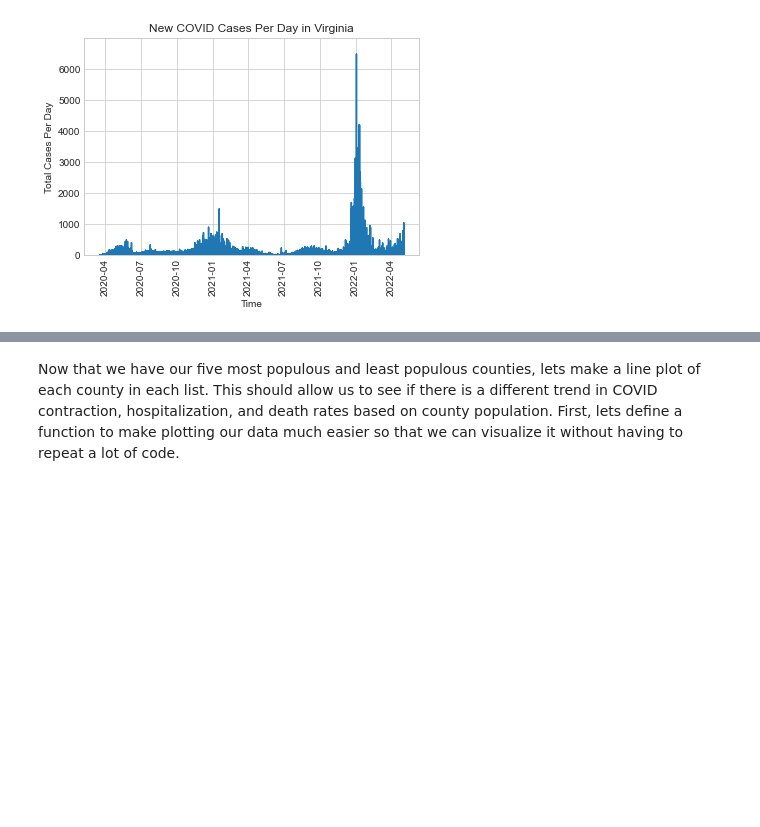
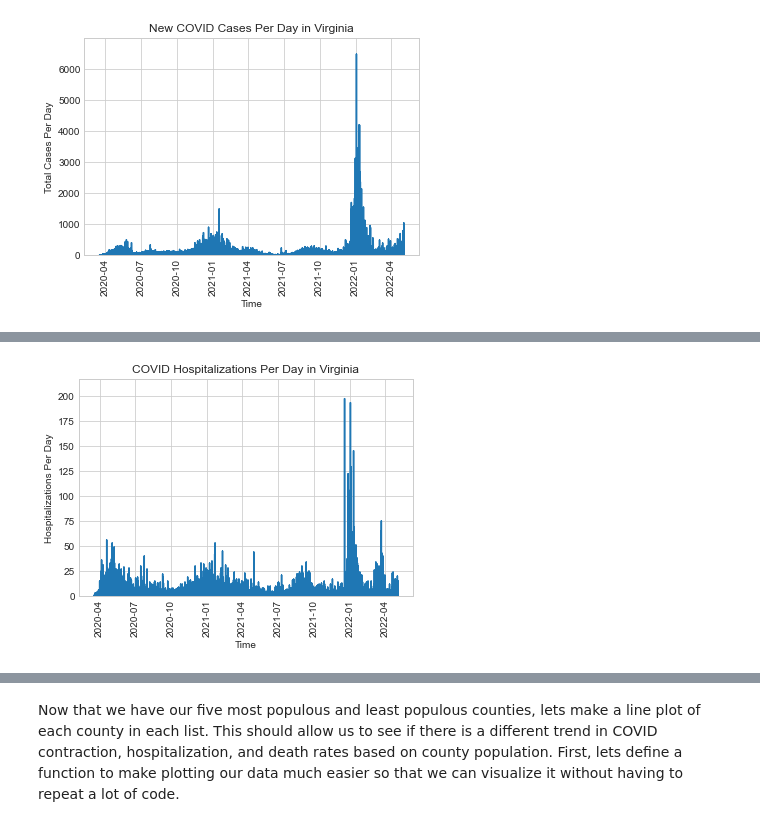
Before and after one commit to martindavid1995/Data-Science-Tutorial, a Jupyter notebook: Tutorial.ipynb, the cells around one changed output, grey strips where cells are left out. Cells and saved outputs as stored; diff of their text form; code cells hidden in the pictures; blank space fills up the shorter version.

```diff
--- a/Tutorial.ipynb
+++ b/Tutorial.ipynb
@@ -364,0 +367,4 @@ Next, Lets take a look at death rates across all of Virginia.
+# %%
+makePlot(covid_data_enhanced, "Time", "Hospitalizations Per Day", "COVID Hospitalizations Per Day in Virginia")
+# %% [output]
+[figure, added]
```
Also changed, not shown: parts of 16 cells of this notebook, 1 other file.
